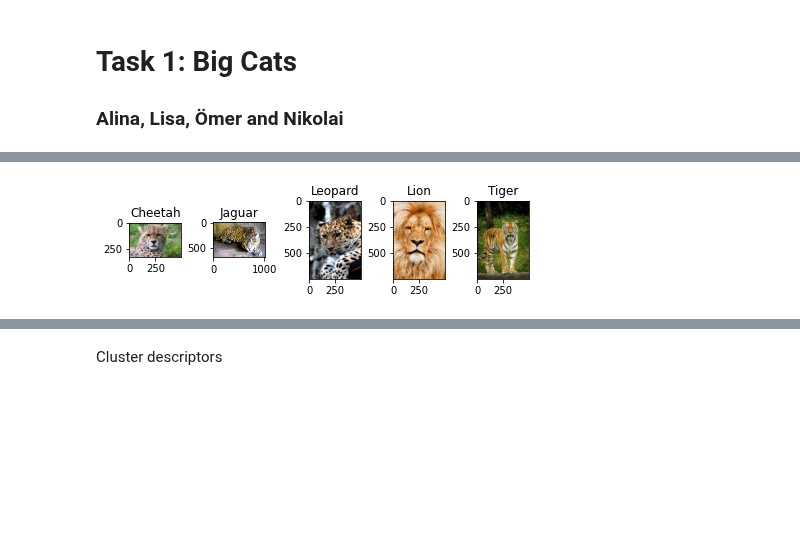
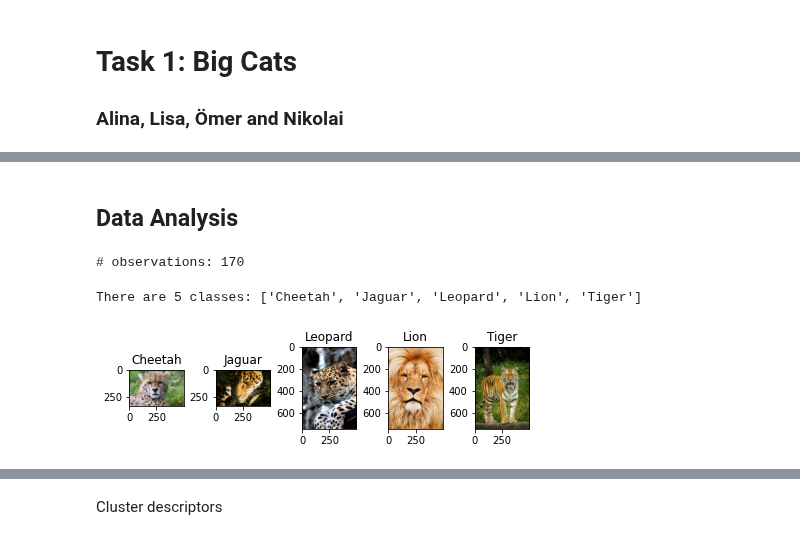
Before and after one commit to alina-dima/PR-for-AI, a Jupyter notebook: Assignment 2/BigCats/big_cats.ipynb, the cells around one changed output, grey strips where cells are left out. Drawn from its saved outputs; the diff is of its cells as text; code cells hidden in the pictures; blank space fills up the shorter version.

```diff
--- a/Assignment 2/BigCats/big_cats.ipynb
+++ b/Assignment 2/BigCats/big_cats.ipynb
@@ -25,16 +23,37 @@ Visualise one data sample per class
+# %%
+data_path = os.path.join("..", "Data-PR-As2", "BigCats")
+# %%
+class_paths = os.listdir(data_path)
+imgs = []
+labels = []
+for class_ in class_paths:
+    path = os.path.join(data_path, class_)
+    imgs_of_class = os.listdir(path)
+    imgs += [os.path.join(path, x) for x in imgs_of_class]
+    labels += [class_] * len(imgs_of_class)
+# %% [markdown]
+## Data Analysis
+# %%
+print("# observations:", len(labels))
+# %% [output]
+# observations: 170
+# %%
+classes = list(np.unique(labels))
+n_classes = len(classes)
+print("There are", n_classes, "classes:", classes)
+# %% [output]
+There are 5 classes: ['Cheetah', 'Jaguar', 'Leopard', 'Lion', 'Tiger']
 # %%
-dataset_path = '../Data-PR-As2/BigCats/'
-class_names = [dir for dir in os.listdir(dataset_path) if os.path.isdir(join(dataset_path + dir))]
-
-fig, axs = plt.subplots(1,len(class_names), constrained_layout=True)
+# Visualise one data sample per class
+fig, axs = plt.subplots(1, n_classes, constrained_layout=True)
 fig.patch.set_facecolor('white')
 axs = axs.flatten()
-for class_ in class_names:
-    files = [f for f in listdir(dataset_path + class_) if isfile(join(dataset_path + class_, f))]
-    img_plot_path = dataset_path + class_ + '/' + files[0]
-    with Image.open(img_plot_path) as img:
-        axs[class_names.index(class_)].imshow(img)
-    axs[class_names.index(class_)].title.set_text(class_)
+
+for i, class_ in enumerate(classes):
+    ob_idx = labels.index(class_)
+    with Image.open(imgs[ob_idx]) as img:
+        axs[i].imshow(img)
+        axs[i].title.set_text(class_)
 plt.show()
 # %% [output]
-[figure, old version]
+[figure, new version]
```
Also changed, not shown: parts of 15 cells of this notebook.
